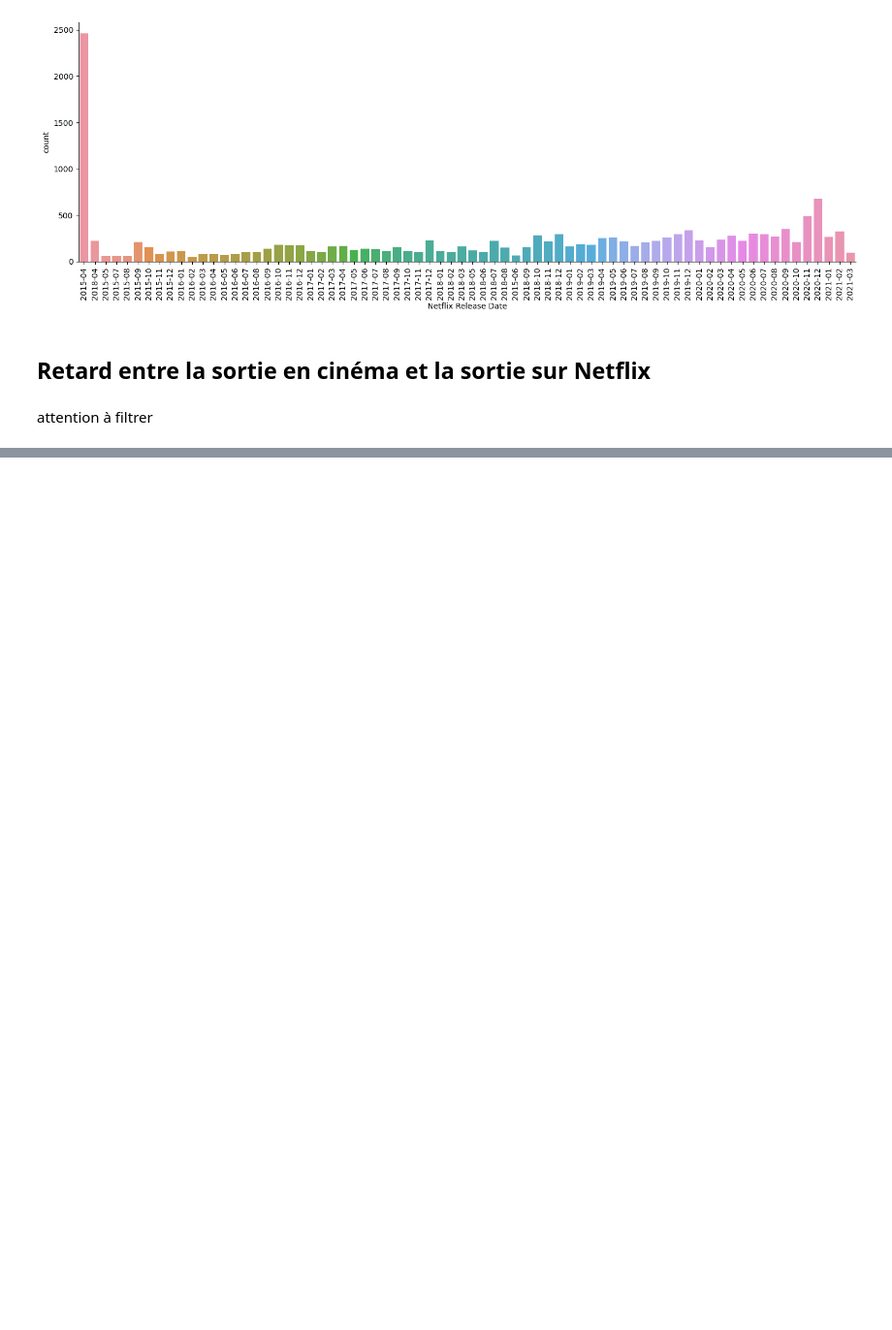
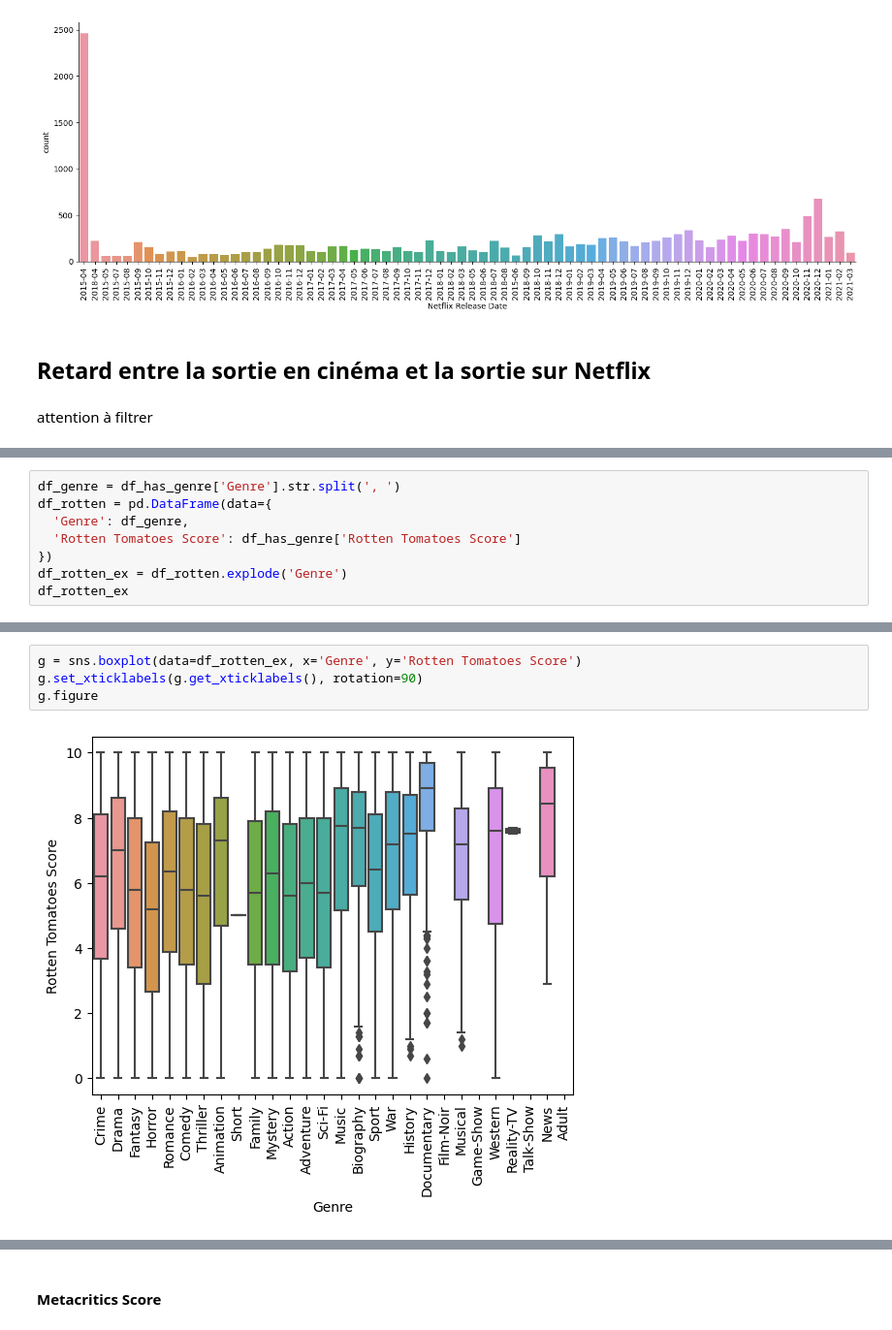
Before and after one commit to nbert71/netflix-analysis, a Jupyter notebook: main.ipynb, the cells around one changed output, grey strips where cells are left out. Shown at 97% size. Cells and saved outputs as stored; diff of their text form; blank space fills up the shorter version.

```diff
--- a/main.ipynb
+++ b/main.ipynb
@@ -76,0 +132,8 @@ attention à filtrer
+# %%
+df_genre = df_has_genre['Genre'].str.split(', ')
+df_rotten = pd.DataFrame(data={
+  'Genre': df_genre,
+  'Rotten Tomatoes Score': df_has_genre['Rotten Tomatoes Score']
+})
+df_rotten_ex = df_rotten.explode('Genre')
+df_rotten_ex
@@ -76,0 +154,6 @@ attention à filtrer
+# %%
+g = sns.boxplot(data=df_rotten_ex, x='Genre', y='Rotten Tomatoes Score')
+g.set_xticklabels(g.get_xticklabels(), rotation=90)
+g.figure
+# %% [output]
+[figure, added]
@@ -76,0 +161,2 @@ attention à filtrer
+# %% [markdown]
+#### Metacritics Score
```
Also changed, not shown: parts of 13 cells of this notebook.
